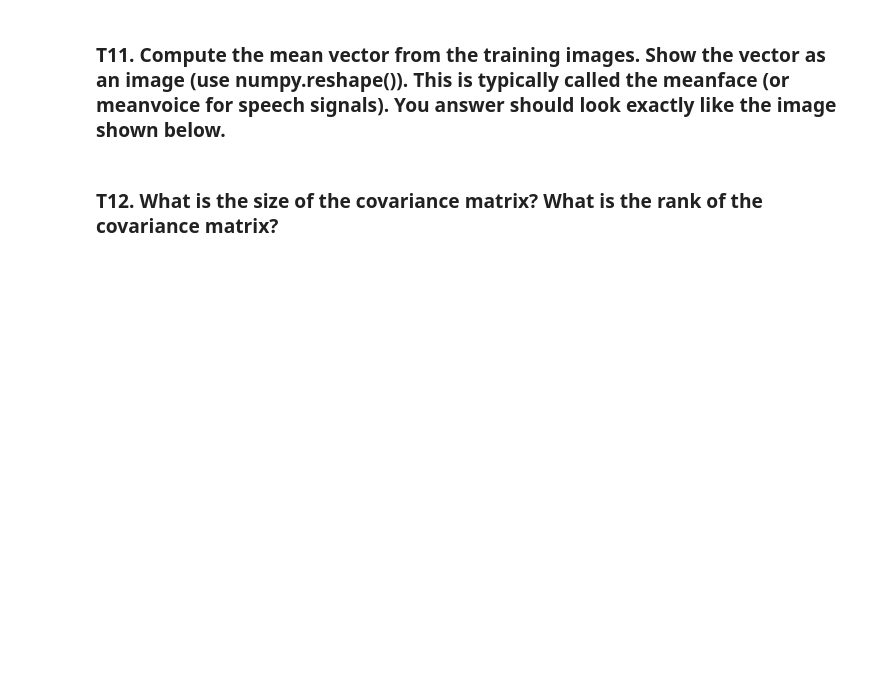
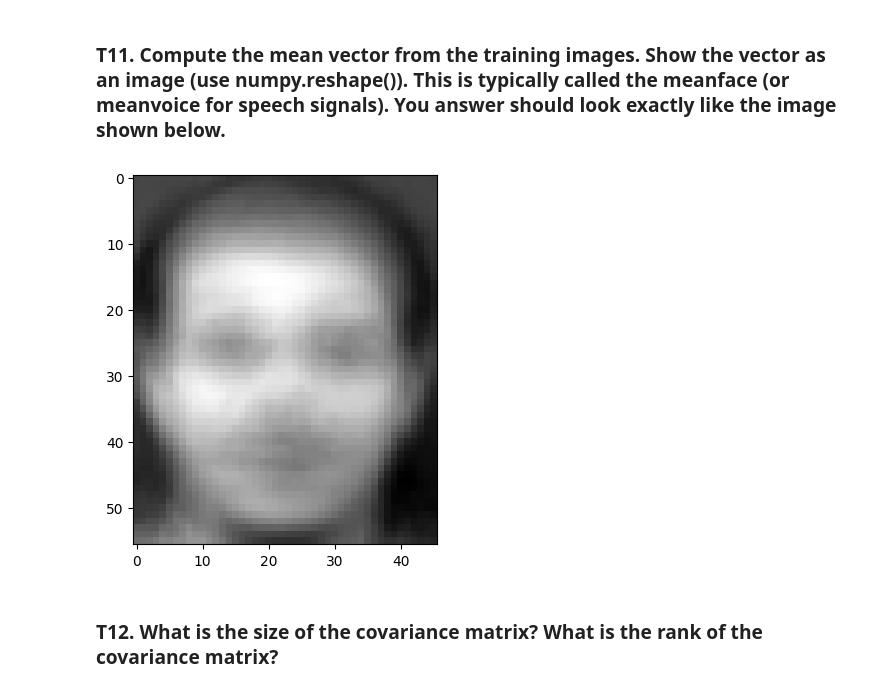
Before and after one commit to ppirch/Pattern_2024, a Jupyter notebook: HW/HW03/HW3_Fisherfaces(student).ipynb, the cells around one changed output. Saved outputs shown, nothing was run; the diff lists cells and outputs as text; code cells hidden in the pictures; blank space fills up the shorter version.

```diff
--- a/HW/HW03/HW3_Fisherfaces(student).ipynb
+++ b/HW/HW03/HW3_Fisherfaces(student).ipynb
@@ -449,10 +536,12 @@ print(f'False alarm rate: {far[1]}')
 # %%
 # INSERT CODE HERE
 _, _, image_shape0, image_shape1 = xf.shape
 meanface = np.mean(T, axis=0)
 
-plt.imshow(meanface.reshape((x, y)), cmap='gray')
+plt.imshow(meanface.reshape((image_shape0, image_shape1)), cmap='gray')
 plt.show()
+# %% [output]
+[figure, added]
 # %% [markdown]
 ### T12. What is the size of the covariance matrix? What is the rank of the covariance matrix?
 # %%
```
Also changed, not shown: parts of 65 cells of this notebook.
